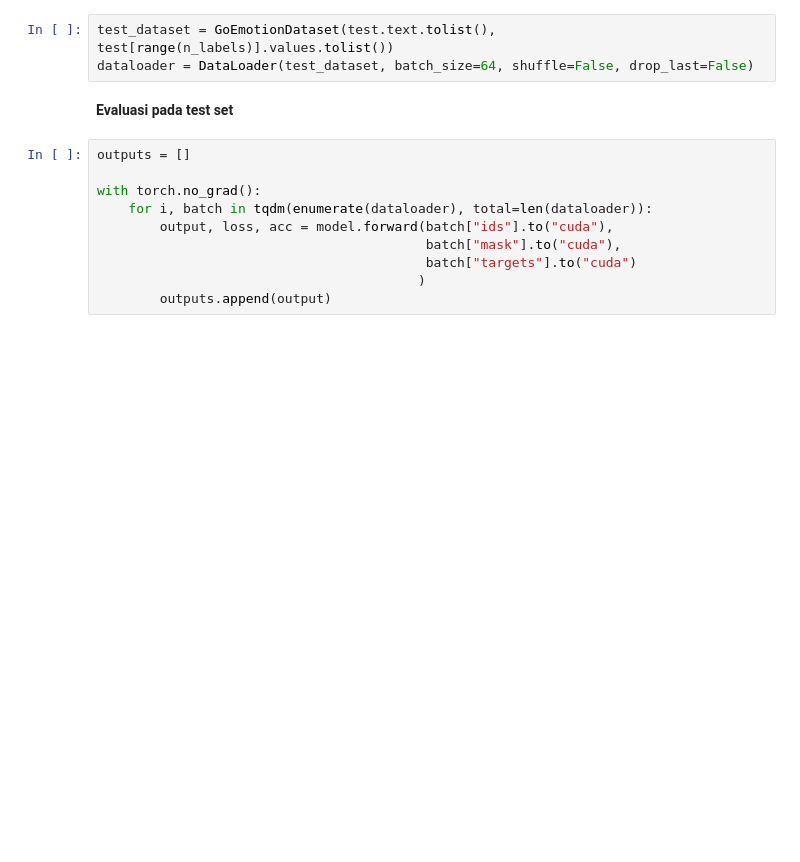
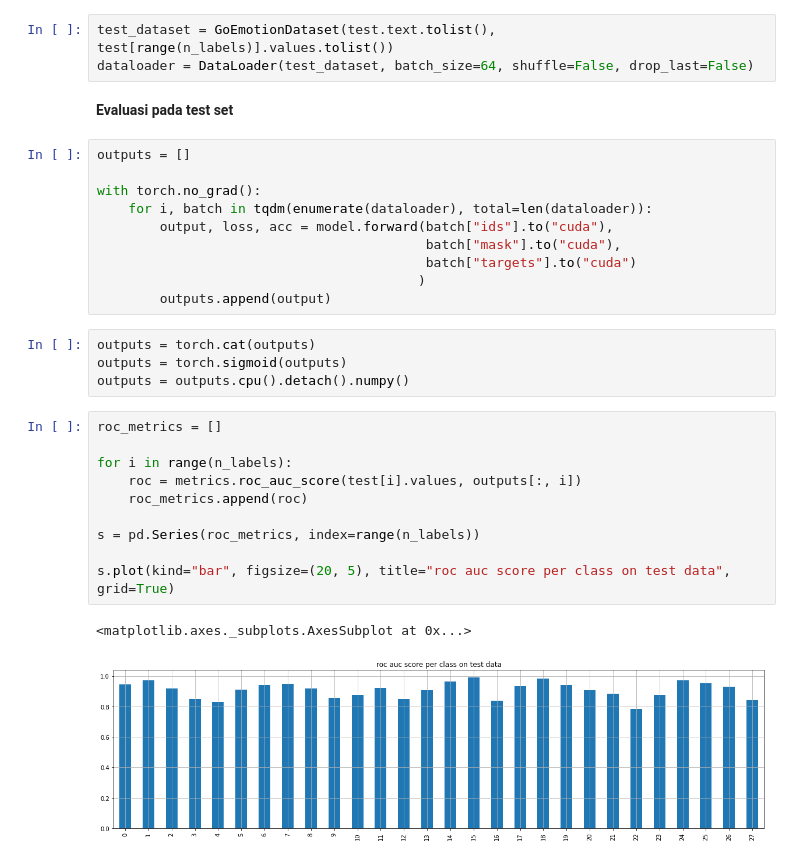
Before and after one commit to yanada1307/14IF_Multi-label-Emotion-Classification, a Jupyter notebook: Final_Proyek_PBA_Sprinkle.ipynb, the cells around one changed output. Cells and saved outputs as stored; diff of their text form; blank space fills up the shorter version.

Commit message:
Evaluasi pada test set

```diff
--- a/Final_Proyek_PBA_Sprinkle.ipynb
+++ b/Final_Proyek_PBA_Sprinkle.ipynb
@@ -421,3 +421,20 @@ with torch.no_grad():
                                           batch["targets"].to("cuda")
                                          )
         outputs.append(output)
+# %%
+outputs = torch.cat(outputs)
+outputs = torch.sigmoid(outputs)
+outputs = outputs.cpu().detach().numpy()
+# %%
+roc_metrics = []
+
+for i in range(n_labels):
+    roc = metrics.roc_auc_score(test[i].values, outputs[:, i])
+    roc_metrics.append(roc)
+
+s = pd.Series(roc_metrics, index=range(n_labels))
+
+s.plot(kind="bar", figsize=(20, 5), title="roc auc score per class on test data", grid=True)
+# %% [output]
+<matplotlib.axes._subplots.AxesSubplot at 0x...>
+[figure, added]
```
